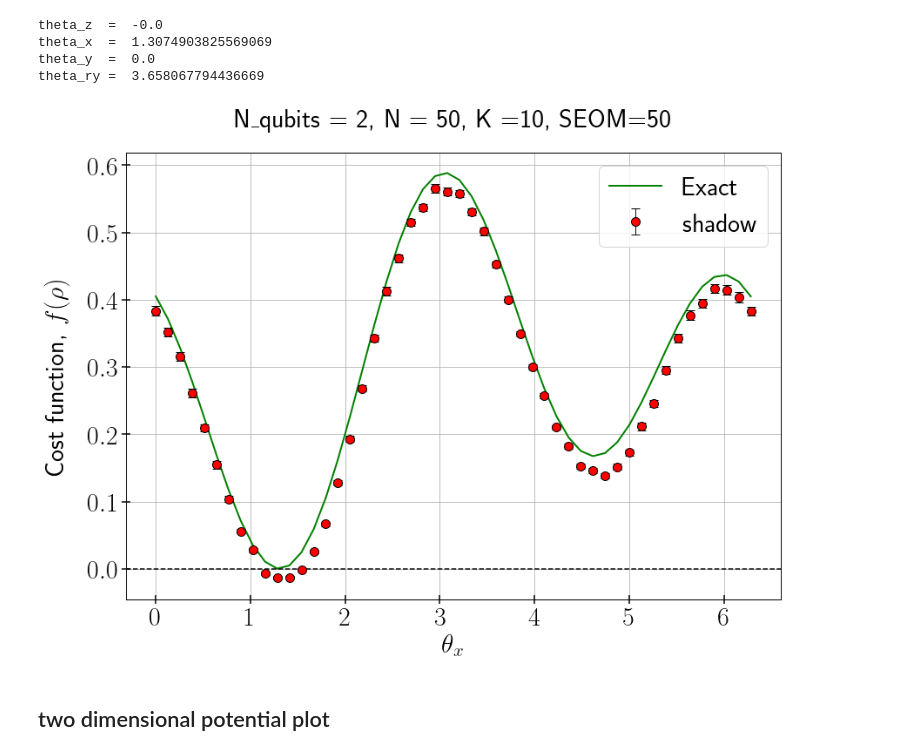
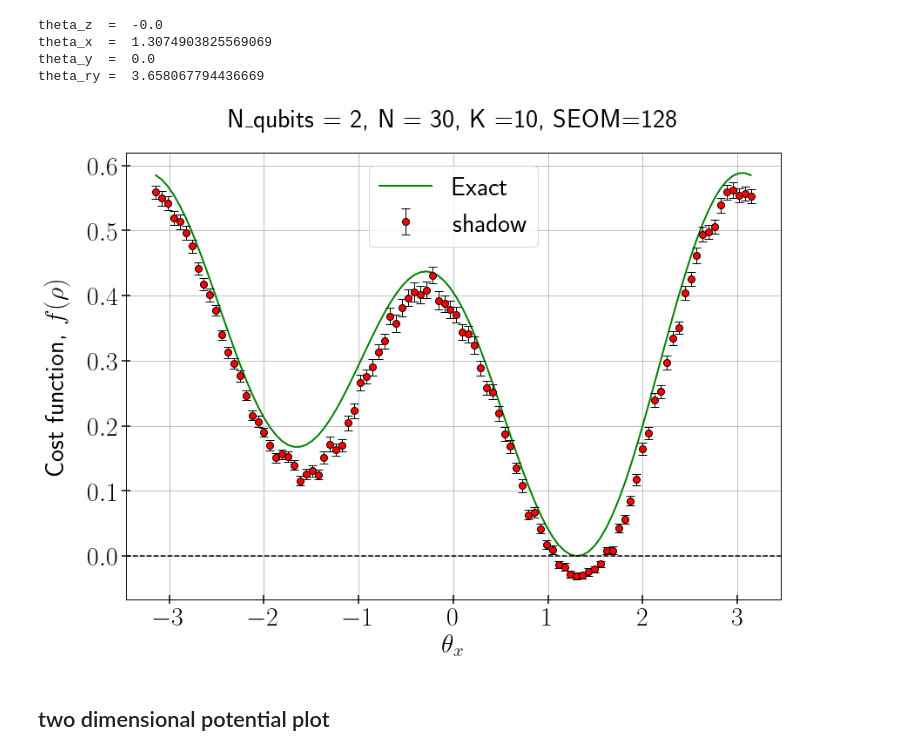
Before and after one commit to psasanka1729/Ultimate-QM-MM, a Jupyter notebook: single_qubit_lindblad_analyze_cluster_data.ipynb, the cells around one changed output. Drawn from its saved outputs; the diff is of its cells as text; code cells hidden in the pictures.

```diff
--- a/single_qubit_lindblad_analyze_cluster_data.ipynb
+++ b/single_qubit_lindblad_analyze_cluster_data.ipynb
@@ -95,19 +95,19 @@ def quadratic_function_prediction(N,K,operator_m,operator_n,list_of_shadows):
     # calculating their median
     return np.median(list_of_means)
 # %%
-N = 50
+N = 30
 K = 10
 
-path ="/Users/sasankadowarah/Ultimate_QM_MM/codes-for-cluster/single_qubit_shadow_50_10_50_256"
+number_of_repetitions = 128
+number_of_angle_divisions = 100
+
+path ="/Users/sasankadowarah/Ultimate_QM_MM/codes-for-cluster/single_qubit_shadow_"+str(N)+"_"+str(K)+"_"+str(number_of_angle_divisions)+"_"+str(number_of_repetitions)+"_-pi_pi"
 os.chdir(path)
 
 # list to store the cost function value at each angles
-cost_function_matrix = np.zeros(50)
+cost_function_matrix = np.zeros(number_of_angle_divisions)
 
-number_of_repetitions = 256
-number_of_angle_divisions = 50
-
-angles_lst = np.linspace(0,2*np.pi,number_of_angle_divisions)
+angles_lst = np.linspace(-np.pi,np.pi,number_of_angle_divisions)
 for repetition in range(number_of_repetitions):
     os.chdir(path+"/b"+str(repetition))
     cost_function_f = np.load("cost_function_matrix.npy")
@@ -211,36 +207,36 @@ f.set_figwidth(12)
 f.set_figheight(9)
 
 color_1 = "green"
 color_2 = "red"
 #angles_lst = np.linspace(-np.pi,np.pi,50)
 #plt.plot(angles_lst,cost_function_mean.real,label="",c="tab:orange")
 plt.plot(angles_lst,cost_function_exact.real,linewidth=2,c=color_1,label="Exact")
 plt.errorbar(angles_lst,cost_function_mean.real,yerr = np.array(cost_function_SEOM).real,
             c="k",label="shadow",
-                fmt="o",mfc=color_2,ms = 10,mew=1,capsize=5, elinewidth=1,)
+                fmt="o",mfc=color_2,ms = 8,mew=1,capsize=5, elinewidth=1,)
 ax = f.gca()
 ax.axhline(0, color="k",linestyle="--",alpha=1)
 #ax.axvline(theta_x_exact, color="green",label = r"Exact $\theta_{x}$",linestyle="--")
 
-plt.title(r"N_qubits = 2, N = 50, K =10, SEOM=50")
+plt.title(r"N_qubits = 2, N = "+str(N)+", K ="+str(K)+", SEOM="+str(number_of_repetitions))
 plt.xlabel(r"$\theta_{x}$")
 plt.ylabel(r"Cost function, $f(\rho )$",labelpad=20)
 #plt.ylim([-1,1])
 plt.legend()
 plt.grid(True)
 f.tight_layout(pad=1.0)
 #plt.gcf().subplots_adjust(bottom=0.2)
 #plt.gcf().subplots_adjust(left=0.2)
 # Set the linewidth of the spines
 for axis in ['top','bottom','left','right']:
     ax.spines[axis].set_linewidth(1)  # Change the value to adjust thickness
 ax.tick_params(axis="x", direction="inout", length=10, width=1.5, color="k")
 ax.tick_params(axis="y", direction="inout", length=10, width=1.5, color="k")
 path ="/Users/sasankadowarah/Ultimate_QM_MM/codes-for-cluster/"
 os.chdir(path)
-#plt.savefig("cost_function_single_qubit_50_10_50_256.jpg",dpi=300)
+#plt.savefig("cost_function_single_qubit_"+str(N)+"_"+str(K)+"_"+str(number_of_angle_divisions)+"_"+str(number_of_repetitions)+".jpg",dpi=300)
 plt.show()
 # %% [output]
-[figure, old version]
+[figure, new version]
 # %% [markdown]
 ## two dimensional potential plot
```
Also changed, not shown: parts of 7 cells of this notebook.
